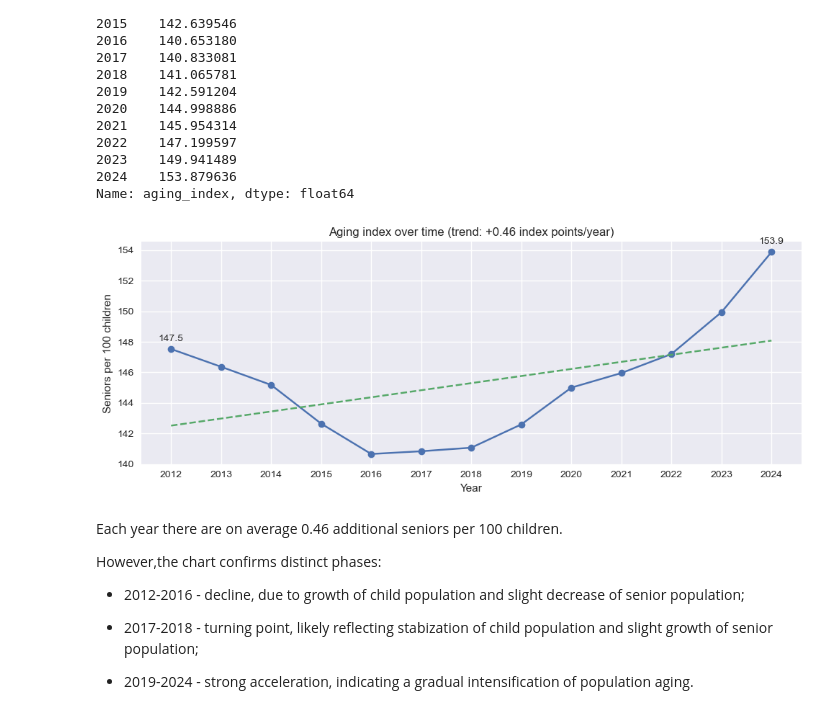
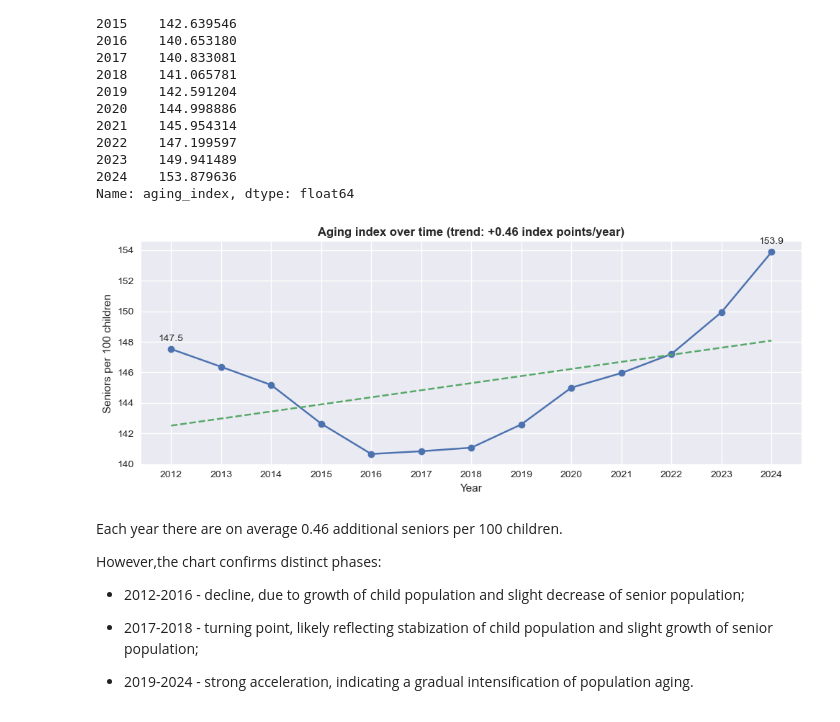
Before and after one commit to rosewiine/cologne-city-eda, a Jupyter notebook: notebooks/02_EDA.ipynb, the cells around one changed output. Cells and saved outputs as stored; diff of their text form; code cells hidden in the pictures.

```diff
--- a/notebooks/02_EDA.ipynb
+++ b/notebooks/02_EDA.ipynb
@@ -624,24 +673,32 @@ Name: aging_index, dtype: float64
 # %%
 x = df_temp['year'].values
 y = df_temp['aging_index'].values
 a, b = np.polyfit(x, y, 1)
 
 fig, ax = plt.subplots(figsize=(10,4))
 ax.plot(x, y, marker='o')
 ax.plot(x, a*x + b, linestyle='--')
 
-ax.set_title(f"Aging index over time (trend: {a:+.2f} index points/year)")
+ax.set_title(f"Aging index over time (trend: {a:+.2f} index points/year)", fontweight='bold')
 ax.set_xlabel("Year")
 ax.set_ylabel("Seniors per 100 children")
 ax.set_xticks(df_temp['year'])
 
 ax.annotate(f"{y[0]:.1f}", (x[0], y[0]), xytext=(0,8), textcoords='offset points', ha='center')
 ax.annotate(f"{y[-1]:.1f}", (x[-1], y[-1]), xytext=(0,8), textcoords='offset points', ha='center')
 
 plt.tight_layout()
+
+plt.savefig(
+    "../reports/figures/aging_index_over_time.png",
+    dpi=300,
+    bbox_inches="tight",
+    facecolor="white"
+)
+
 plt.show()
 # %% [output]
-[figure, old version]
+[figure, new version]
 # %% [markdown]
 Each year there are on average 0.46 additional seniors per 100 children.
 
```
Also changed, not shown: parts of 14 cells of this notebook, 10 other files.
